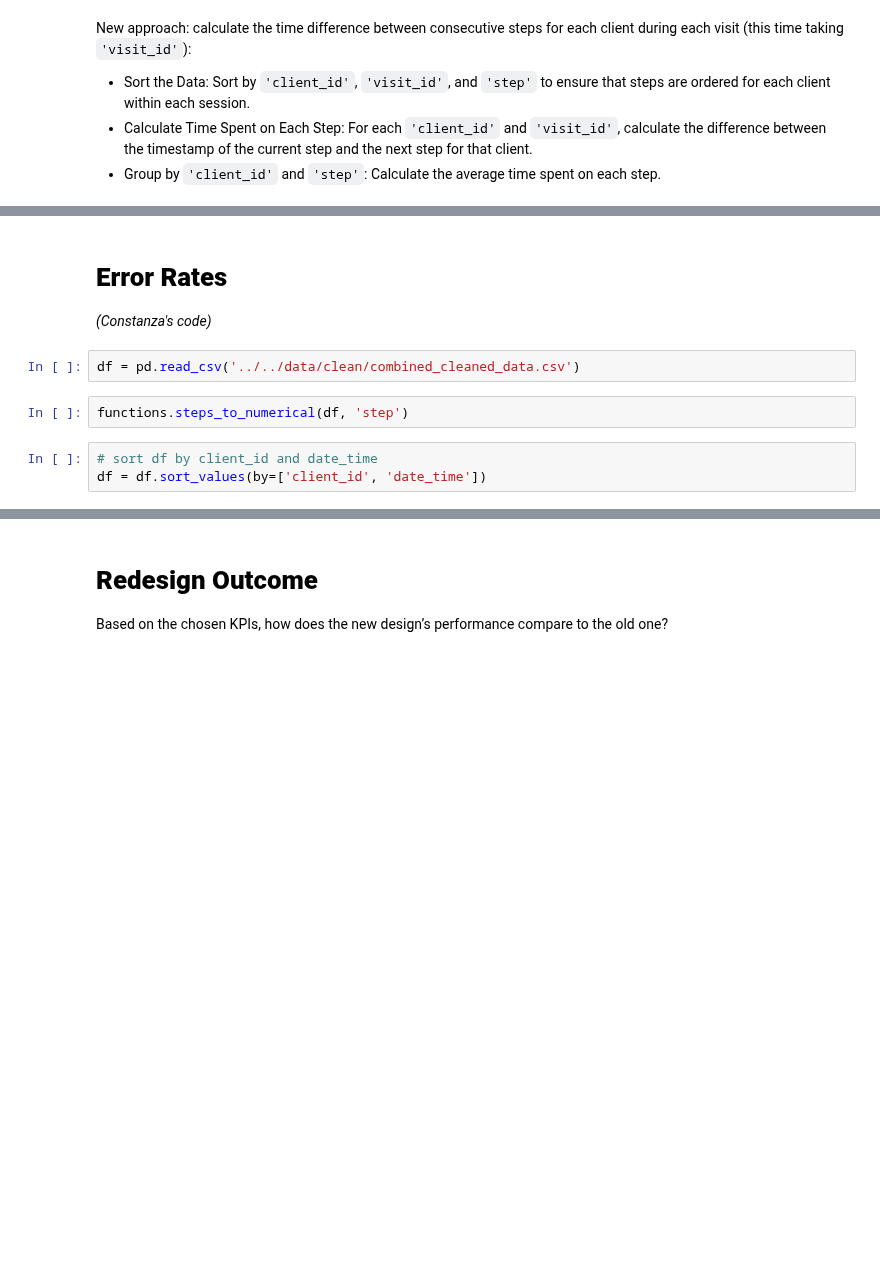
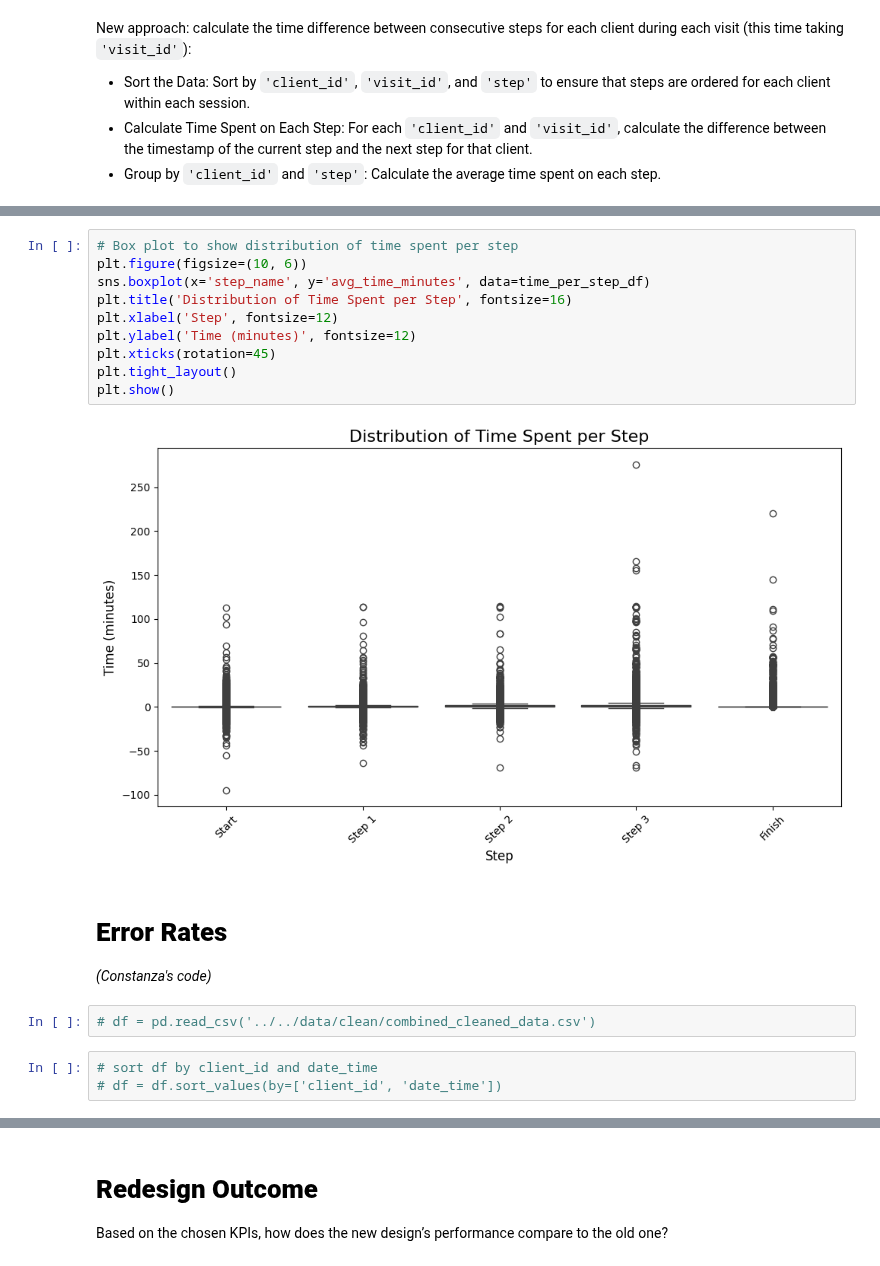
Before and after one commit to bruhu/vanguard-cx-project, a Jupyter notebook: notebooks/bru/kpi_calculations.ipynb, the cells around one changed output, grey strips where cells are left out. Drawn from its saved outputs; the diff is of its cells as text; blank space fills up the shorter version.

```diff
--- a/notebooks/bru/kpi_calculations.ipynb
+++ b/notebooks/bru/kpi_calculations.ipynb
@@ -141,11 +248,21 @@ print(time_per_step_df.head())
+# %%
+# Box plot to show distribution of time spent per step
+plt.figure(figsize=(10, 6))
+sns.boxplot(x='step_name', y='avg_time_minutes', data=time_per_step_df)
+plt.title('Distribution of Time Spent per Step', fontsize=16)
+plt.xlabel('Step', fontsize=12)
+plt.ylabel('Time (minutes)', fontsize=12)
+plt.xticks(rotation=45)
+plt.tight_layout()
+plt.show()
+# %% [output]
+[figure, added]
 # %% [markdown]
 # **Error Rates**
 _(Constanza's code)_
 # %%
-df = pd.read_csv('../../data/clean/combined_cleaned_data.csv')
+# df = pd.read_csv('../../data/clean/combined_cleaned_data.csv')
-# %%
-functions.steps_to_numerical(df, 'step')
 # %%
 # sort df by client_id and date_time
-df = df.sort_values(by=['client_id', 'date_time'])
+# df = df.sort_values(by=['client_id', 'date_time'])
 # %%
```
Also changed, not shown: parts of 16 cells of this notebook.
